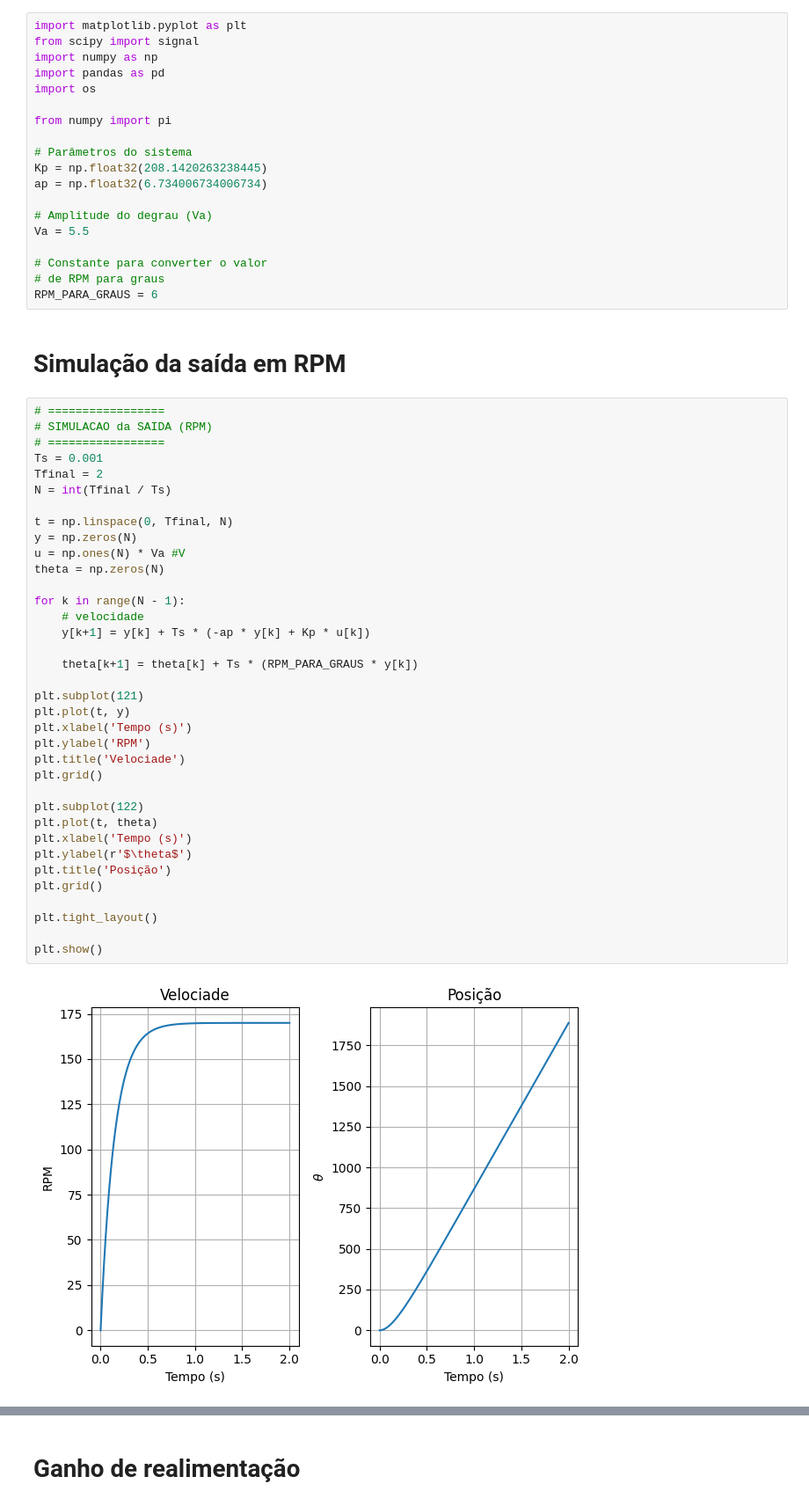
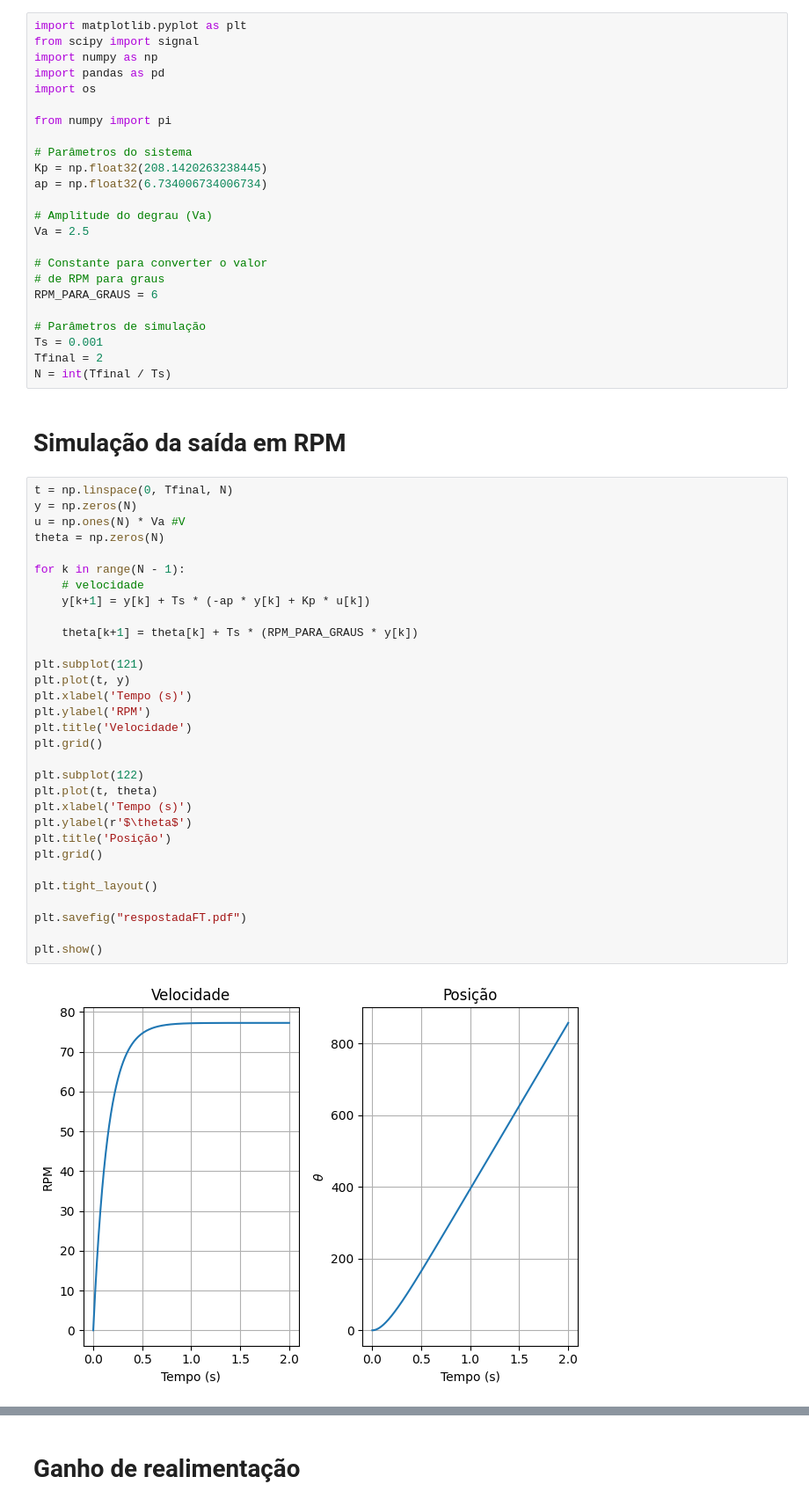
Before and after one commit to andrevale99/FMPSE_EGM0017, a Jupyter notebook: ControleSS/planta.ipynb, the cells around one changed output, grey strips where cells are left out. Shown at 88% size. Saved outputs shown, nothing was run; the diff lists cells and outputs as text.

```diff
--- a/ControleSS/planta.ipynb
+++ b/ControleSS/planta.ipynb
@@ -12,48 +12,48 @@ Kp = np.float32(208.1420263238445)
 ap = np.float32(6.734006734006734)
 
 # Amplitude do degrau (Va)
-Va = 5.5
+Va = 2.5
 
 # Constante para converter o valor
 # de RPM para graus
 RPM_PARA_GRAUS = 6
+
+# Parâmetros de simulação
+Ts = 0.001
+Tfinal = 2
+N = int(Tfinal / Ts)
 # %% [markdown]
 # Simulação da saída em RPM
 # %%
-# =================
-# SIMULACAO da SAIDA (RPM)
-# =================
-Ts = 0.001
-Tfinal = 2
-N = int(Tfinal / Ts)
-
 t = np.linspace(0, Tfinal, N)
 y = np.zeros(N)
 u = np.ones(N) * Va #V
 theta = np.zeros(N)
 
 for k in range(N - 1):
     # velocidade
     y[k+1] = y[k] + Ts * (-ap * y[k] + Kp * u[k])
 
     theta[k+1] = theta[k] + Ts * (RPM_PARA_GRAUS * y[k])
 
 plt.subplot(121)
 plt.plot(t, y)
 plt.xlabel('Tempo (s)')
 plt.ylabel('RPM')
-plt.title('Velociade')
+plt.title('Velocidade')
 plt.grid()
 
 plt.subplot(122)
 plt.plot(t, theta)
 plt.xlabel('Tempo (s)')
 plt.ylabel(r'$\theta$')
 plt.title('Posição')
 plt.grid()
 
 plt.tight_layout()
 
+plt.savefig("respostadaFT.pdf")
+
 plt.show()
 # %% [output]
-[figure, old version]
+[figure, new version]
```
Also changed, not shown: parts of 10 cells of this notebook.
